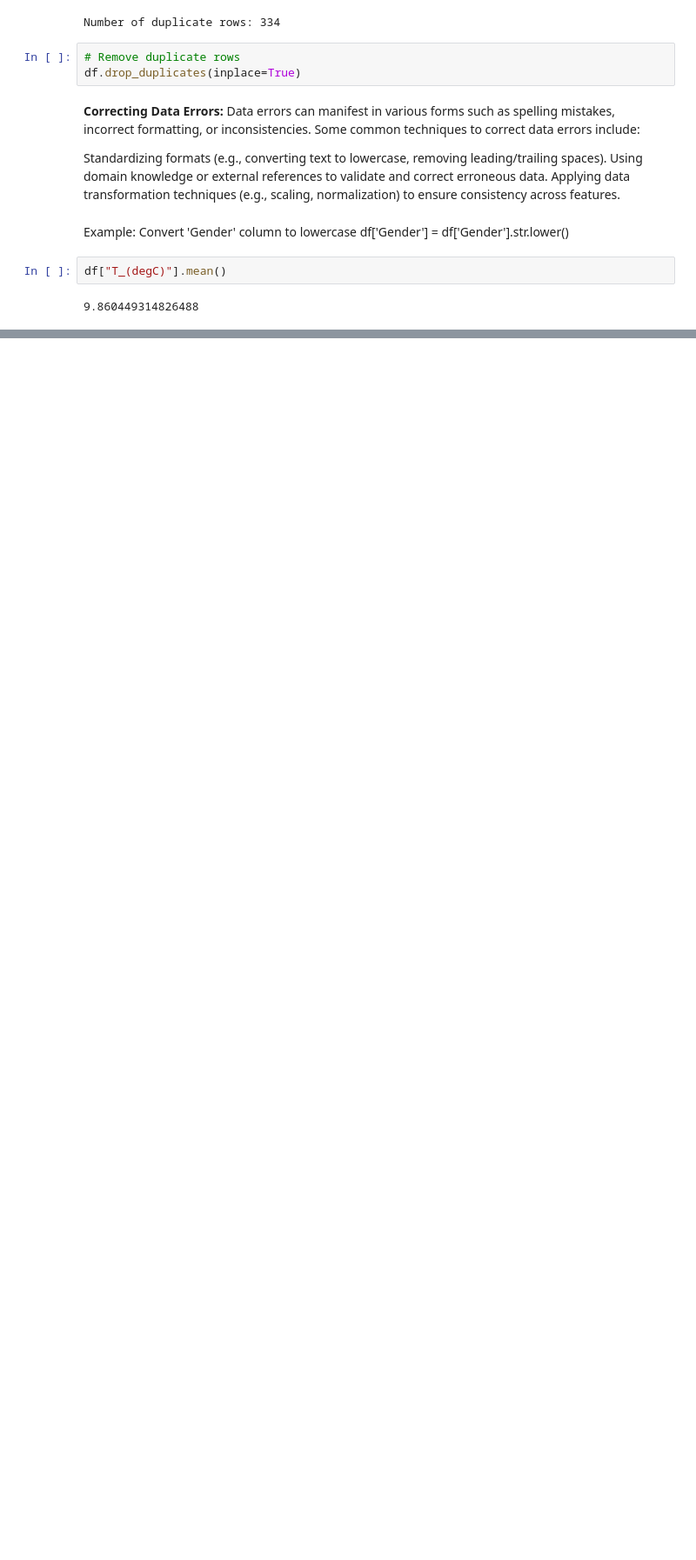
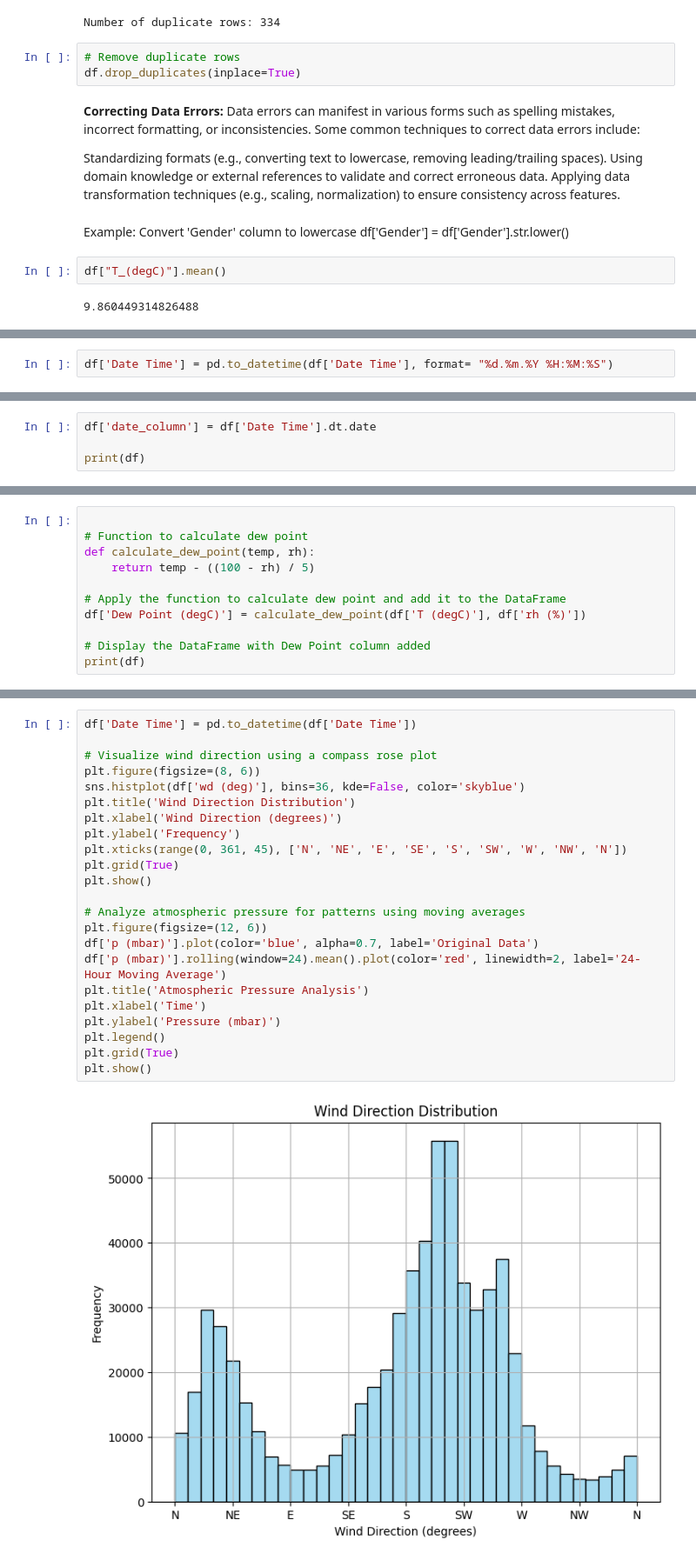
Before and after one commit to Riddhiman-1098/-Data-Analysis--Python, a Jupyter notebook: Project_Weather_Data.ipynb, the cells around one changed output, grey strips where cells are left out. Shown at 87% size. Cells and saved outputs as stored; diff of their text form; blank space fills up the shorter version.

```diff
--- a/Project_Weather_Data.ipynb
+++ b/Project_Weather_Data.ipynb
@@ -137,0 +162,2 @@ df["T_(degC)"].mean()
+# %%
+df['Date Time'] = pd.to_datetime(df['Date Time'], format= "%d.%m.%Y %H:%M:%S")
@@ -137,0 +170,4 @@ df["T_(degC)"].mean()
+# %%
+df['date_column'] = df['Date Time'].dt.date
+
+print(df)
@@ -137,0 +201,11 @@ df["T_(degC)"].mean()
+# %%
+
+# Function to calculate dew point
+def calculate_dew_point(temp, rh):
+    return temp - ((100 - rh) / 5)
+
+# Apply the function to calculate dew point and add it to the DataFrame
+df['Dew Point (degC)'] = calculate_dew_point(df['T (degC)'], df['rh (%)'])
+
+# Display the DataFrame with Dew Point column added
+print(df)
@@ -137,0 +236,25 @@ df["T_(degC)"].mean()
+# %%
+df['Date Time'] = pd.to_datetime(df['Date Time'])
+
+# Visualize wind direction using a compass rose plot
+plt.figure(figsize=(8, 6))
+sns.histplot(df['wd (deg)'], bins=36, kde=False, color='skyblue')
+plt.title('Wind Direction Distribution')
+plt.xlabel('Wind Direction (degrees)')
+plt.ylabel('Frequency')
+plt.xticks(range(0, 361, 45), ['N', 'NE', 'E', 'SE', 'S', 'SW', 'W', 'NW', 'N'])
+plt.grid(True)
+plt.show()
+
+# Analyze atmospheric pressure for patterns using moving averages
+plt.figure(figsize=(12, 6))
+df['p (mbar)'].plot(color='blue', alpha=0.7, label='Original Data')
+df['p (mbar)'].rolling(window=24).mean().plot(color='red', linewidth=2, label='24-Hour Moving Average')
+plt.title('Atmospheric Pressure Analysis')
+plt.xlabel('Time')
+plt.ylabel('Pressure (mbar)')
+plt.legend()
+plt.grid(True)
+plt.show()
+# %% [output]
+[figure, added]
```
Also changed, not shown: parts of 32 cells of this notebook.
